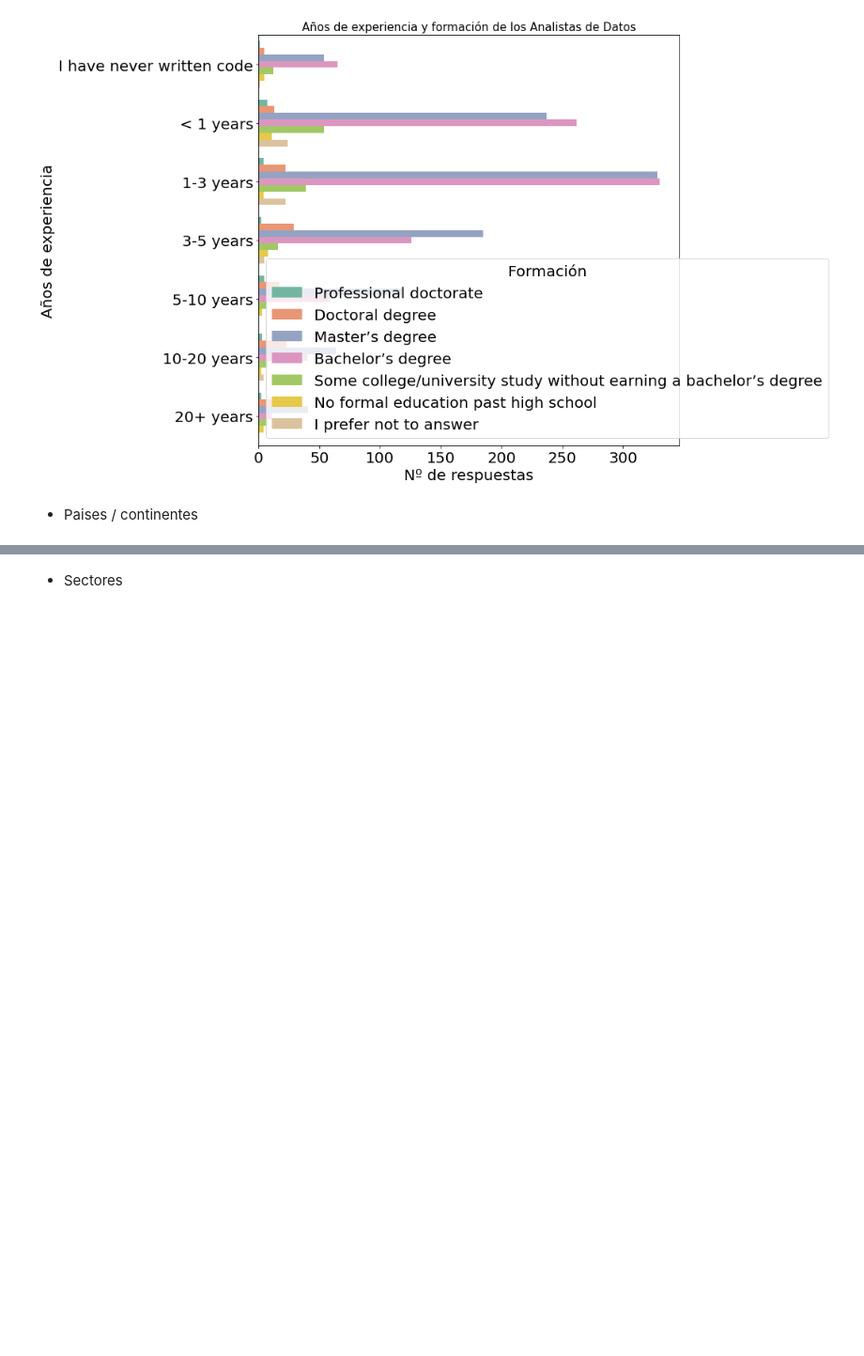
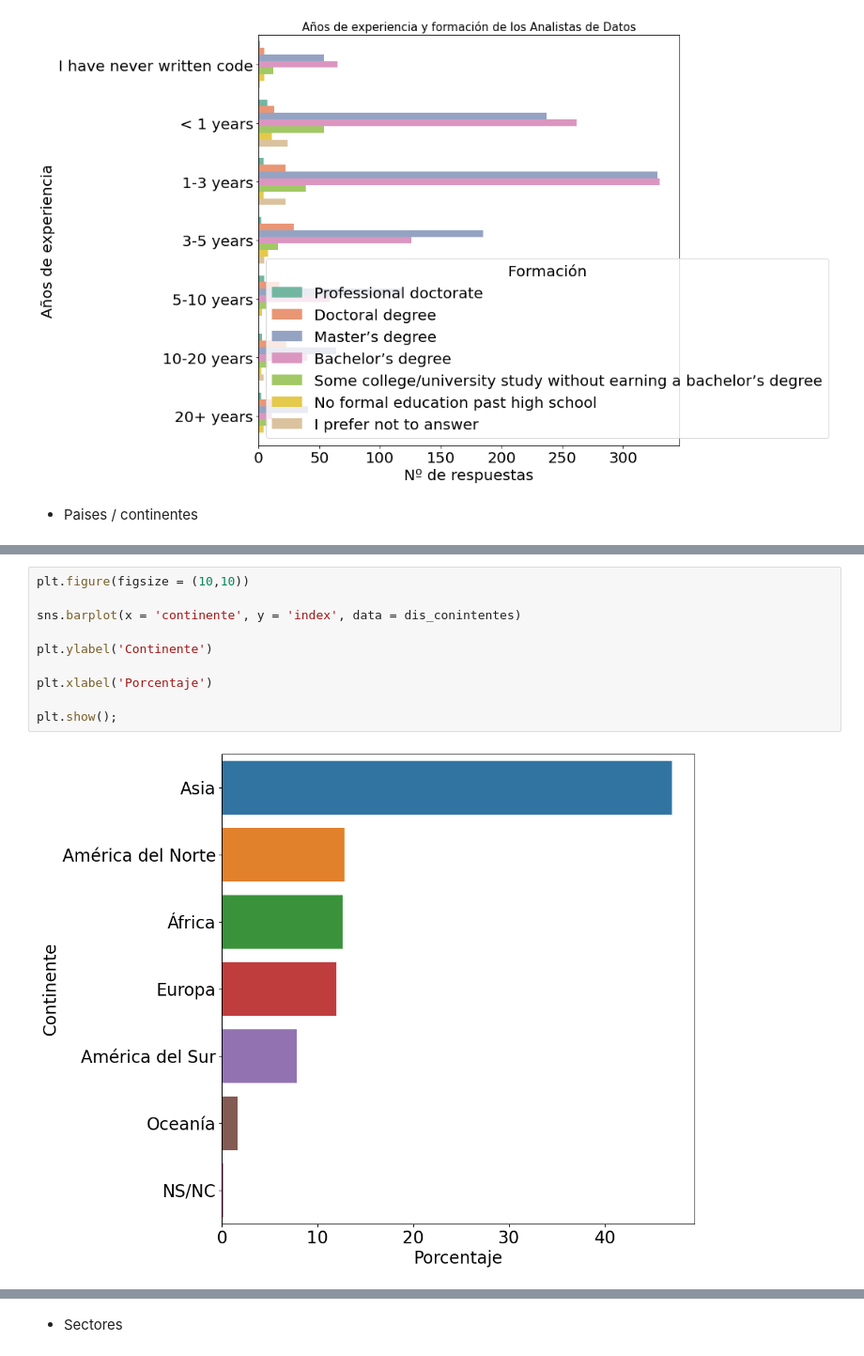
Before and after one commit to MaitaneP/adalab-da-modulo2-proyecto-equipo3, a Jupyter notebook: notebooks/4_visualizacion_datos.ipynb, the cells around one changed output, grey strips where cells are left out. Shown at 94% size. Drawn from its saved outputs; the diff is of its cells as text; blank space fills up the shorter version.

```diff
--- a/notebooks/4_visualizacion_datos.ipynb
+++ b/notebooks/4_visualizacion_datos.ipynb
@@ -225,3 +237,15 @@ plt.show();
+# %%
+plt.figure(figsize = (10,10))
+
+sns.barplot(x = 'continente', y = 'index', data = dis_conintentes)
+
+plt.ylabel('Continente')
+
+plt.xlabel('Porcentaje')
+
+plt.show();
+# %% [output]
+[figure, added]
 # %%
 plt.figure(figsize = (10,10))
 
```
Also changed, not shown: parts of 43 cells of this notebook, 6 other files.
